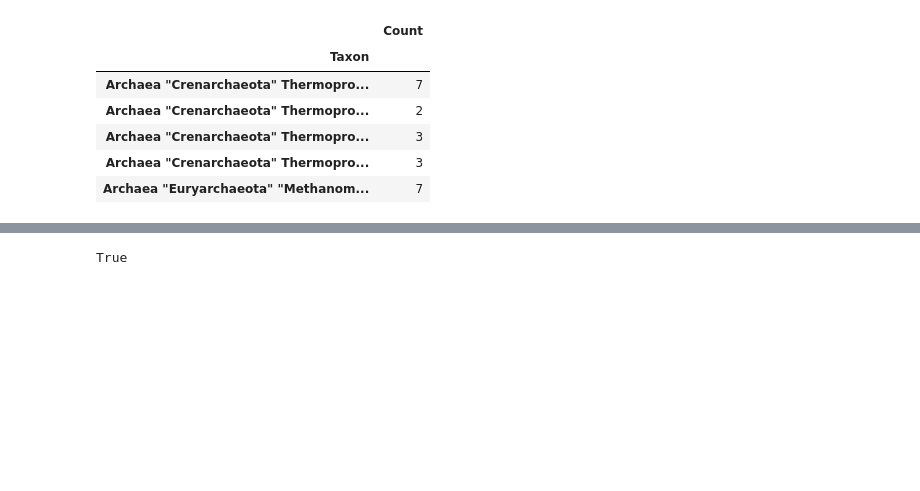
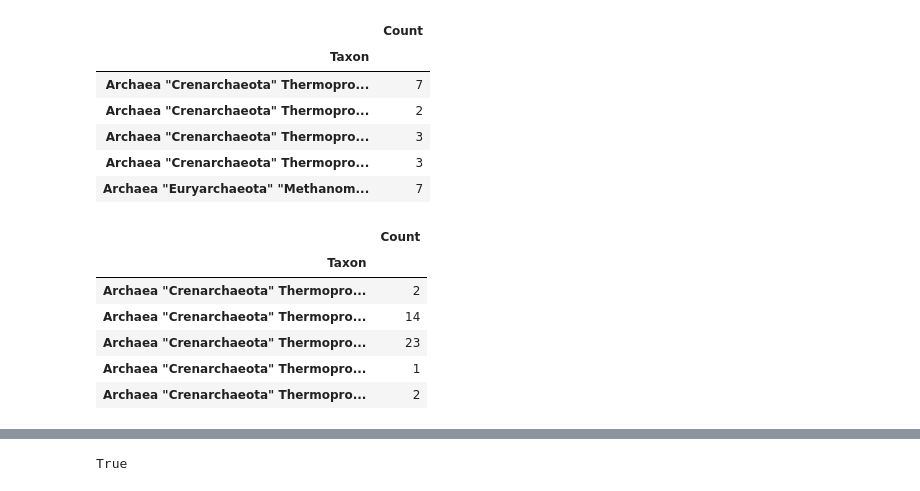
Before and after one commit to sylvainshan/Applied-Data-Analysis, a Jupyter notebook: Exercises/01 - Handling data/Intro to Pandas II.ipynb, the cells around one changed output, grey strips where cells are left out. Drawn from its saved outputs; the diff is of its cells as text; code cells hidden in the pictures; blank space fills up the shorter version.

```diff
--- a/Exercises/01 - Handling data/Intro to Pandas II.ipynb
+++ b/Exercises/01 - Handling data/Intro to Pandas II.ipynb
@@ -341,6 +341,16 @@ mb1.head()
 | Archaea "Crenarchaeota" Thermopro... | 3 |
 | Archaea "Crenarchaeota" Thermopro... | 3 |
 | Archaea "Euryarchaeota" "Methanom... | 7 |
+# %%
+mb2.head()
+# %% [output]
+|  | Count |
+| Taxon |  |
+| Archaea "Crenarchaeota" Thermopro... | 2 |
+| Archaea "Crenarchaeota" Thermopro... | 14 |
+| Archaea "Crenarchaeota" Thermopro... | 23 |
+| Archaea "Crenarchaeota" Thermopro... | 1 |
+| Archaea "Crenarchaeota" Thermopro... | 2 |
 # %% [markdown]
 The index of these data is the unique biological classification of each organism, beginning with *domain*, *phylum*, *class*, and for some organisms, going all the way down to the genus level.
 
```
Also changed, not shown: parts of 20 cells of this notebook, 2 other files.
